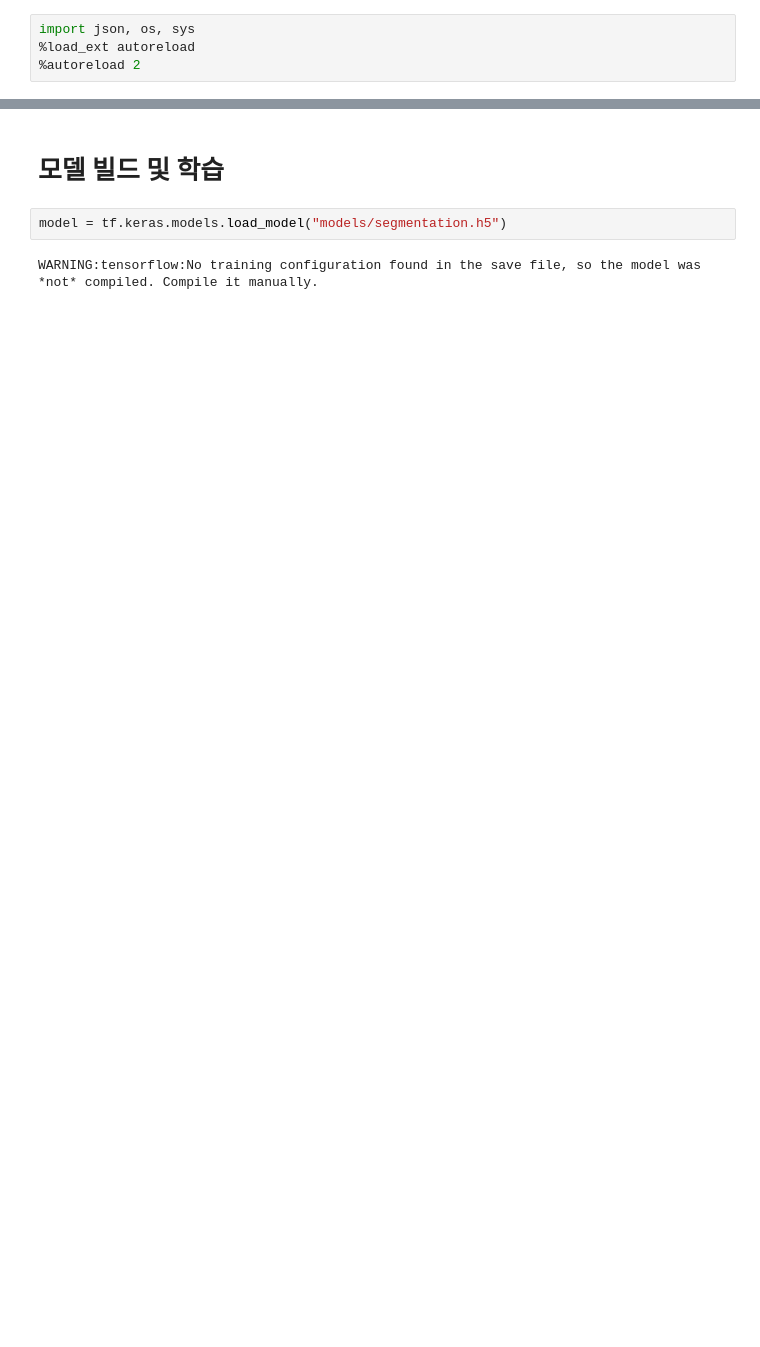
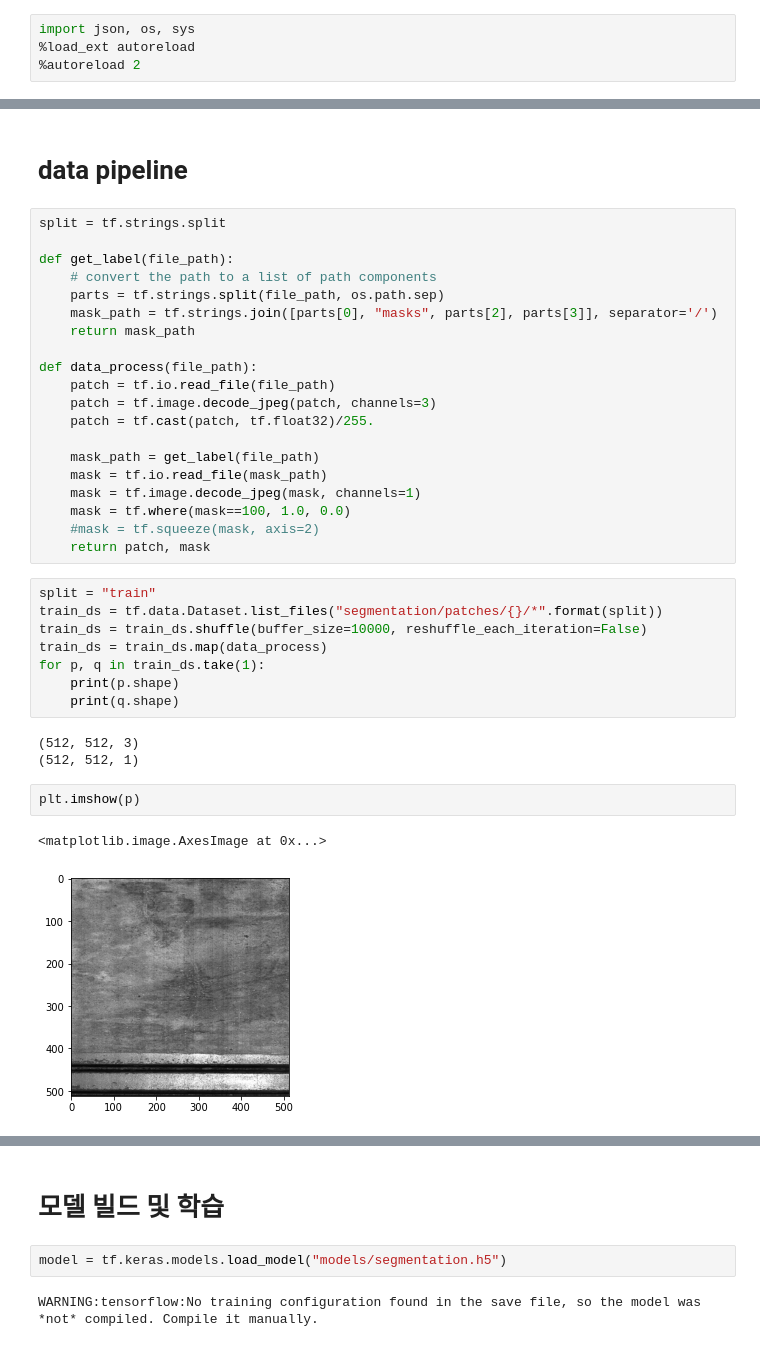
Before and after one commit to hukim1112/cnsi-ex, a Jupyter notebook: Joint segmentation.ipynb, the cells around one changed output, grey strips where cells are left out. Cells and saved outputs as stored; diff of their text form; blank space fills up the shorter version.

```diff
--- a/Joint segmentation.ipynb
+++ b/Joint segmentation.ipynb
@@ -59,0 +58,38 @@ for patches, masks in train_ds.take(1):
+# %% [markdown]
+# data pipeline
+# %%
+split = tf.strings.split
+
+def get_label(file_path):
+    # convert the path to a list of path components
+    parts = tf.strings.split(file_path, os.path.sep)
+    mask_path = tf.strings.join([parts[0], "masks", parts[2], parts[3]], separator='/')
+    return mask_path
+
+def data_process(file_path):
+    patch = tf.io.read_file(file_path)
+    patch = tf.image.decode_jpeg(patch, channels=3)
+    patch = tf.cast(patch, tf.float32)/255.
+
+    mask_path = get_label(file_path)
+    mask = tf.io.read_file(mask_path)
+    mask = tf.image.decode_jpeg(mask, channels=1)
+    mask = tf.where(mask==100, 1.0, 0.0)
+    #mask = tf.squeeze(mask, axis=2)
+    return patch, mask
+# %%
+split = "train"
+train_ds = tf.data.Dataset.list_files("segmentation/patches/{}/*".format(split))
+train_ds = train_ds.shuffle(buffer_size=10000, reshuffle_each_iteration=False)
+train_ds = train_ds.map(data_process)
+for p, q in train_ds.take(1):
+    print(p.shape)
+    print(q.shape)
+# %% [output]
+(512, 512, 3)
+(512, 512, 1)
+# %%
+plt.imshow(p)
+# %% [output]
+<matplotlib.image.AxesImage at 0x...>
+[figure, added]
```
Also changed, not shown: parts of 18 cells of this notebook, 13 other files.
